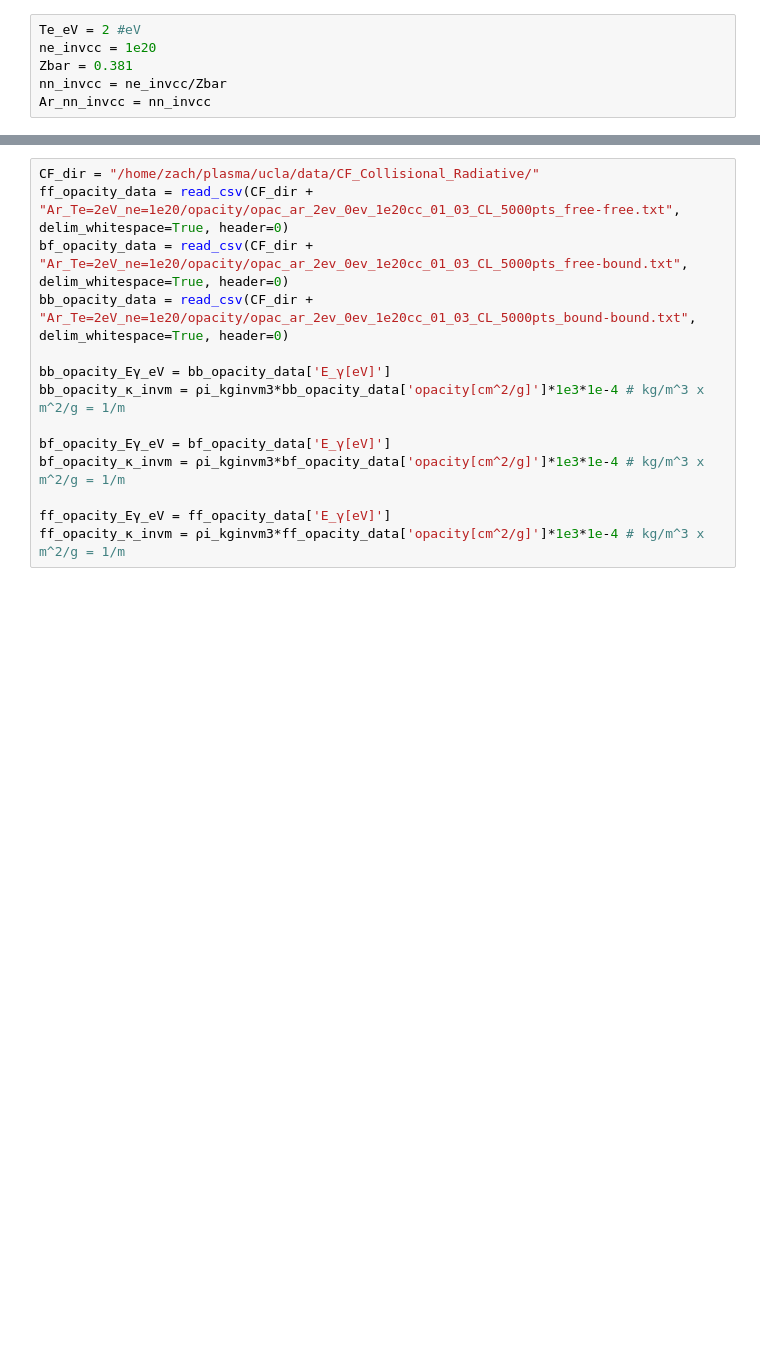
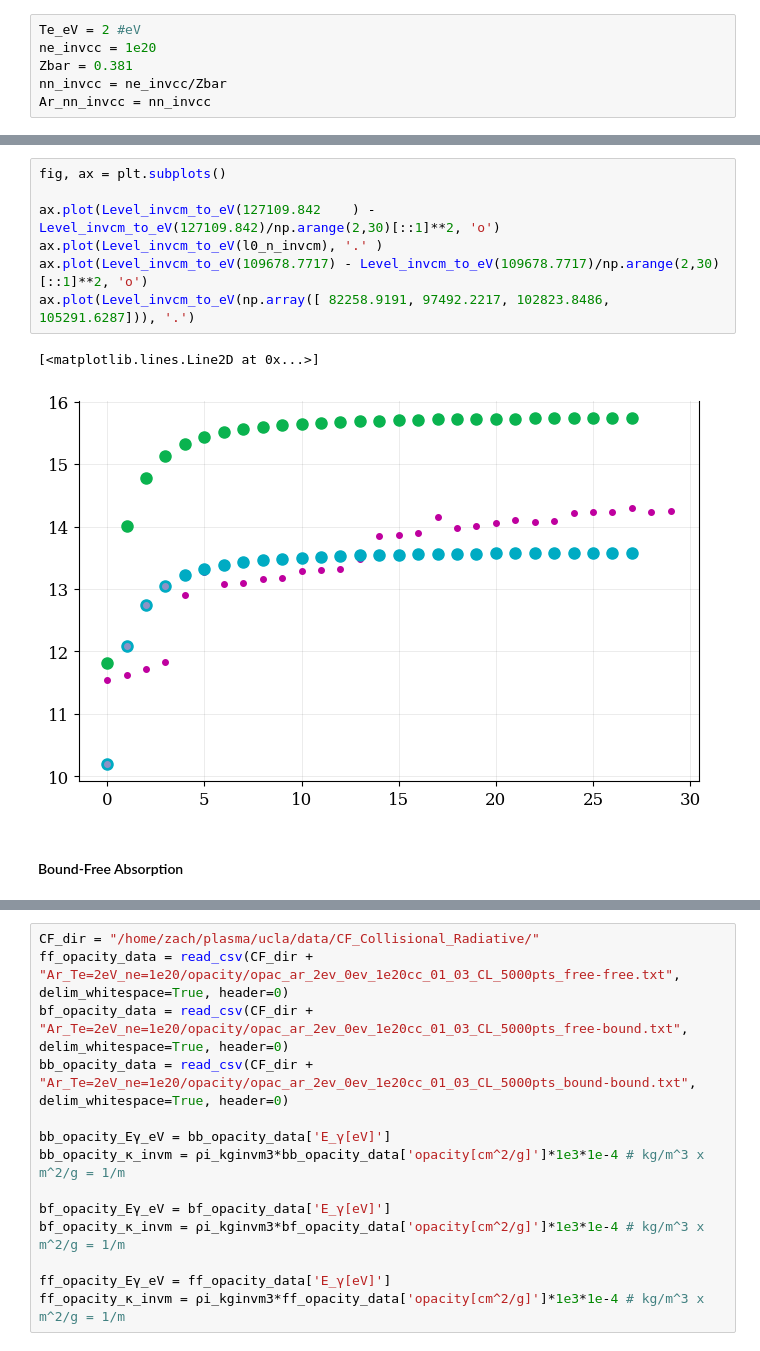
Before and after one commit to MurilloGroupMSU/Two-Temperature-Model, a Jupyter notebook: jupyter/Plasma_Information/Opacity.ipynb, the cells around one changed output, grey strips where cells are left out. Saved outputs shown, nothing was run; the diff lists cells and outputs as text; blank space fills up the shorter version.

```diff
--- a/jupyter/Plasma_Information/Opacity.ipynb
+++ b/jupyter/Plasma_Information/Opacity.ipynb
@@ -64,3 +78,15 @@ if element=='Ar':
     # ionization_file="../../data/Ar25bar_Saha.txt"
     saha_eos_file = "/home/zach/plasma/saha/data/Ar25bar_Saha.txt"
     element_data_file = "../../data/experimental_data/Ar_25bar_Te.txt"
+# %%
+fig, ax = plt.subplots()
+
+ax.plot(Level_invcm_to_eV(127109.842	) - Level_invcm_to_eV(127109.842)/np.arange(2,30)[::1]**2, 'o')
+ax.plot(Level_invcm_to_eV(l0_n_invcm), '.' )
+ax.plot(Level_invcm_to_eV(109678.7717) - Level_invcm_to_eV(109678.7717)/np.arange(2,30)[::1]**2, 'o')
+ax.plot(Level_invcm_to_eV(np.array([ 82258.9191, 97492.2217, 102823.8486,  105291.6287])), '.')
+# %% [output]
+[<matplotlib.lines.Line2D at 0x...>]
+[figure, added]
+# %% [markdown]
+#### Bound-Free Absorption
```
Also changed, not shown: parts of 5 cells of this notebook, 9 other files.
